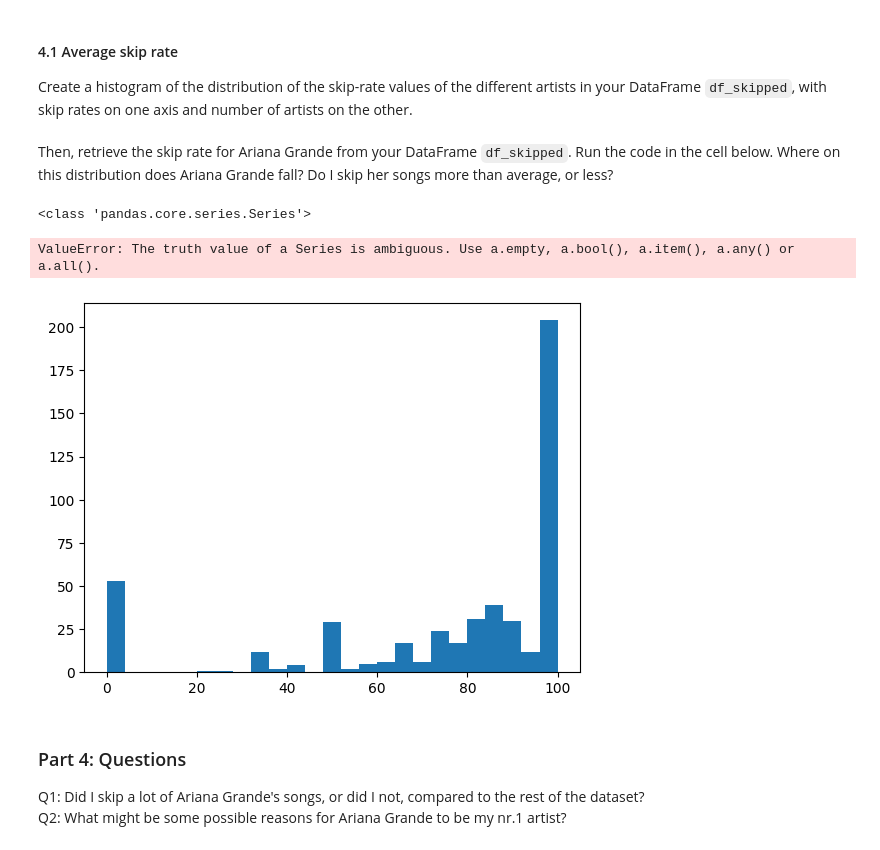
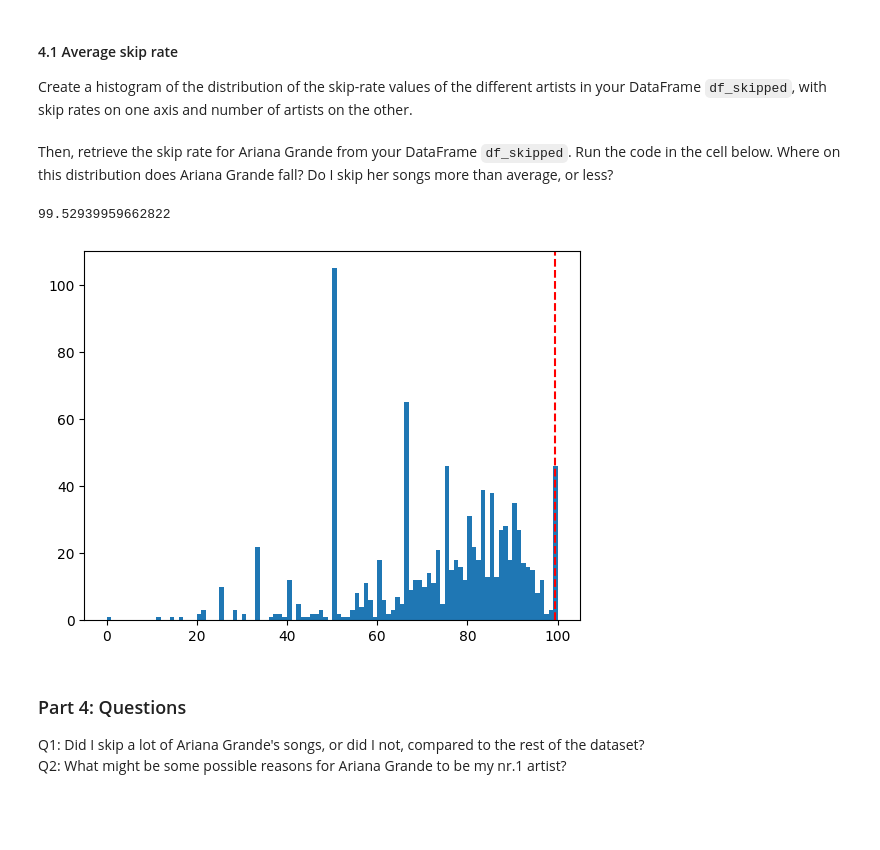
Before and after one commit to B-rage04/DAT200G4, a Jupyter notebook: CA1_assignment/assignment/CA1_spotify.ipynb, the cells around one changed output. Saved outputs shown, nothing was run; the diff lists cells and outputs as text; code cells hidden in the pictures; blank space fills up the shorter version.

```diff
--- a/CA1_assignment/assignment/CA1_spotify.ipynb
+++ b/CA1_assignment/assignment/CA1_spotify.ipynb
@@ -317,8 +315,7 @@ plt.show()
 Determining whether a song was skipped or listened to can be challenging. For this analysis, we'll simplify by defining a skipped song as any track played for less than 30 seconds. Conversely, a song played for 30 seconds or more is considered listened to. \
  Add a column to your DataFrame to reflect this criteria: set the value to 1 if the song was played for less than 30 seconds (indicating a skipped song), and 0 if it was played for 30 seconds or longer.
 # %%
-
-df["skipped"] = (df["secPlayed"] < 30).astype(int)
+df["skipped"] = (df["secPlayed"]/30 < 1).astype(int)
 
 df.head()
 # %% [output]
@@ -413,18 +388,16 @@ Create a histogram of the distribution of the skip-rate values of the different
 Then, retrieve the skip rate for Ariana Grande from your DataFrame `df_skipped`. Run the code in the cell below. Where on this distribution does Ariana Grande fall? Do I skip her songs more than average, or less?
 # %%
 ariSkipdf = df_skipped[df_skipped["artistName"]=="Ariana Grande"]
-ariSkip = ariSkipdf["SkipRate"].iloc(0)
+ariSkip = ariSkipdf["SkipRate"].values[0]
+print(ariSkip)
 
-print(type(ariSkip))
-float(ariSkip)
 
-plt.hist(df_skipped["SkipRate"], bins=25)
+plt.hist(df_skipped["SkipRate"], bins=100)
 plt.axvline(ariSkip, color="red", linestyle="--")
 plt.show()
 # %% [output]
-<class 'pandas.core.series.Series'>
+99.52939959662822
-ValueError: The truth value of a Series is ambiguous. Use a.empty, a.bool(), a.item(), a.any() or a.all().
-[figure, old version]
+[figure, new version]
 # %% [markdown]
 ### Part 4: Questions
 Q1: Did I skip a lot of Ariana Grande's songs, or did I not, compared to the rest of the dataset? \
```
Also changed, not shown: parts of 5 cells of this notebook.
